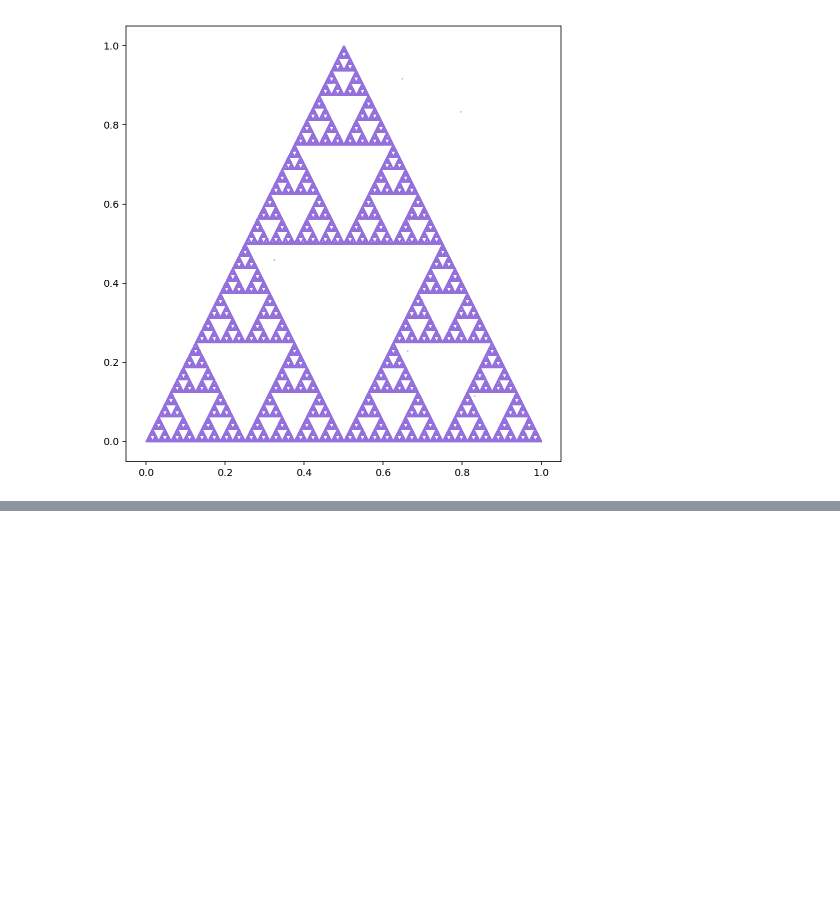
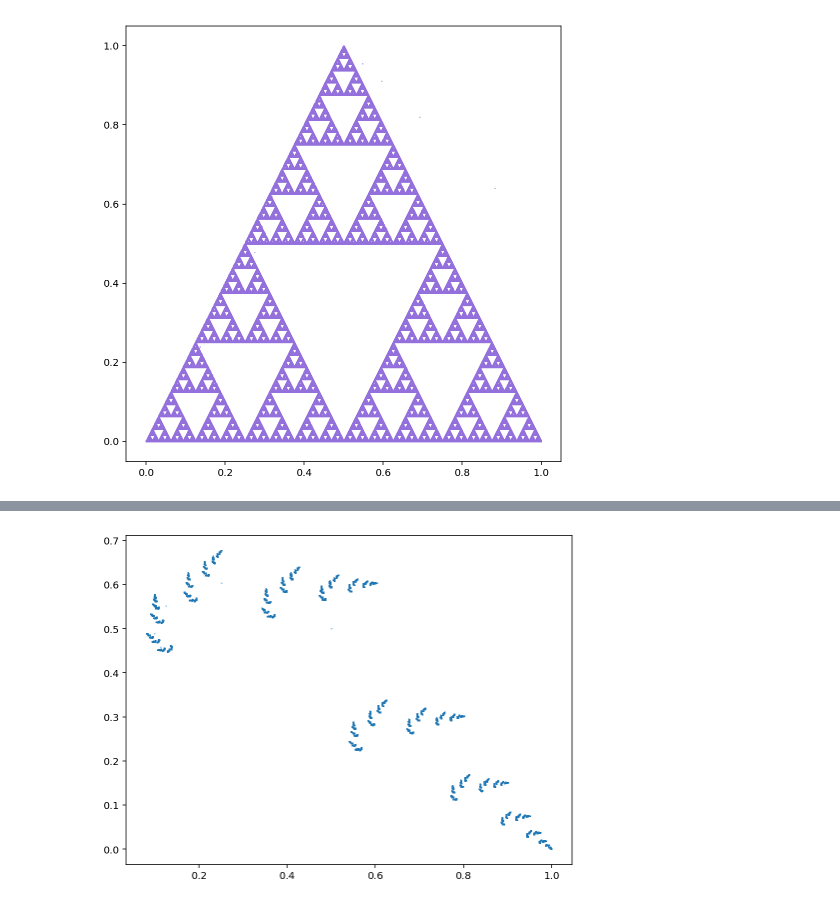
Before and after one commit to themichaelyang/dynsys, a Jupyter notebook: hw-7.ipynb, the cells around one changed output, grey strips where cells are left out. Cells and saved outputs as stored; diff of their text form; code cells hidden in the pictures; blank space fills up the shorter version.

```diff
--- a/hw-7.ipynb
+++ b/hw-7.ipynb
@@ -208,0 +283,18 @@ problem_3()
+# %%
+def problem_5e():
+    c = (2 * np.sqrt(2))
+    f1 = lambda x: np.asarray([x[0]/c - x[1]/c + 1/4, x[0]/c + x[1]/c + 1/4])
+    f2 = lambda x: np.asarray([x[0]/2 + 1/2, x[1]/2])
+
+    ifs = make_ifs([f1, f2])
+
+    trajectory = iterate_map_vec(ifs, [0.5, 0.5], 10**5)
+
+    fig, ax = plt.subplots(figsize=(8, 8))
+    ax.set_aspect('equal')
+
+    ax.scatter(trajectory[:,0].flatten(), trajectory[:,1].flatten(), s=0.1, alpha=0.8)
+# %%
+problem_5e()
+# %% [output]
+[figure, added]
```
Also changed, not shown: parts of 8 cells of this notebook, 1 other file.
